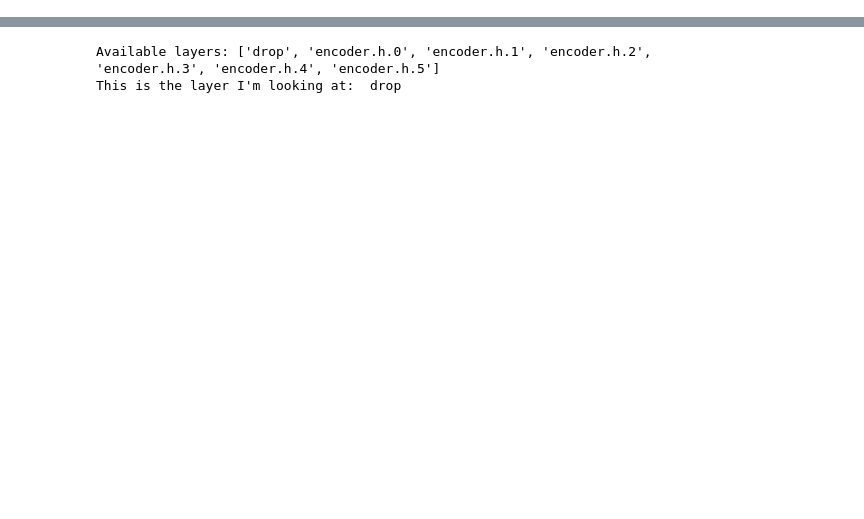
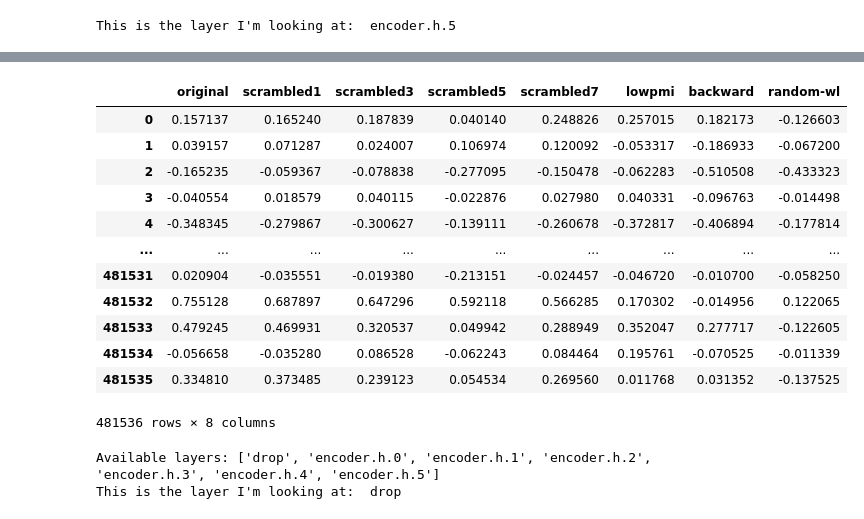
Before and after one commit to carina-kauf/perturbed-neural-nlp, a Jupyter notebook: analysis/model-activations-correlation_layer-comparison.ipynb, the cells around one changed output, grey strips where cells are left out. Saved outputs shown, nothing was run; the diff lists cells and outputs as text; code cells hidden in the pictures; blank space fills up the shorter version.

```diff
--- a/analysis/model-activations-correlation_layer-comparison.ipynb
+++ b/analysis/model-activations-correlation_layer-comparison.ipynb
@@ -285,0 +286,6 @@ This is the layer I'm looking at:  encoder.h.5
+# %%
+#function check
+df = main_df_for_plotting("distilgpt2", scr_perturb = "scrambled")
+df
+# %% [output]
+This is the layer I'm looking at:  encoder.h.5
@@ -286,3 +293,16 @@ This is the layer I'm looking at:  encoder.h.5
+|  | original | scrambled1 | scrambled3 | scrambled5 | scrambled7 | lowpmi | backward | random-wl |
+| 0 | 0.157137 | 0.165240 | 0.187839 | 0.040140 | 0.248826 | 0.257015 | 0.182173 | -0.126603 |
+| 1 | 0.039157 | 0.071287 | 0.024007 | 0.106974 | 0.120092 | -0.053317 | -0.186933 | -0.067200 |
+| 2 | -0.165235 | -0.059367 | -0.078838 | -0.277095 | -0.150478 | -0.062283 | -0.510508 | -0.433323 |
+| 3 | -0.040554 | 0.018579 | 0.040115 | -0.022876 | 0.027980 | 0.040331 | -0.096763 | -0.014498 |
+| 4 | -0.348345 | -0.279867 | -0.300627 | -0.139111 | -0.260678 | -0.372817 | -0.406894 | -0.177814 |
+| ... | ... | ... | ... | ... | ... | ... | ... | ... |
+| 481531 | 0.020904 | -0.035551 | -0.019380 | -0.213151 | -0.024457 | -0.046720 | -0.010700 | -0.058250 |
+| 481532 | 0.755128 | 0.687897 | 0.647296 | 0.592118 | 0.566285 | 0.170302 | -0.014956 | 0.122065 |
+| 481533 | 0.479245 | 0.469931 | 0.320537 | 0.049942 | 0.288949 | 0.352047 | 0.277717 | -0.122605 |
+| 481534 | -0.056658 | -0.035280 | 0.086528 | -0.062243 | 0.084464 | 0.195761 | -0.070525 | -0.011339 |
+| 481535 | 0.334810 | 0.373485 | 0.239123 | 0.054534 | 0.269560 | 0.011768 | 0.031352 | -0.137525 |
+481536 rows × 8 columns
 # %%
 def get_activation_dfs_for_all_layers(model_identifier, categories_dict, scr_perturb=None, flatten=True):
     """
```
Also changed, not shown: parts of 8 cells of this notebook.
